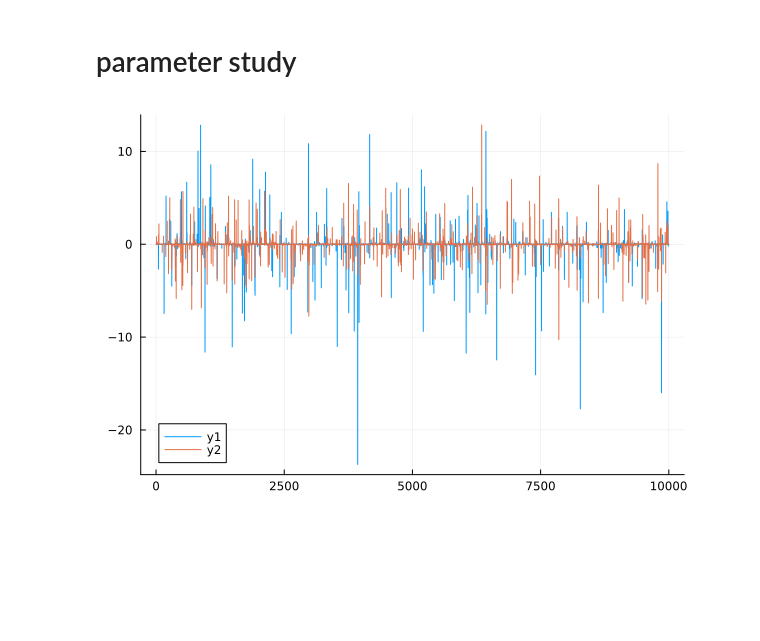
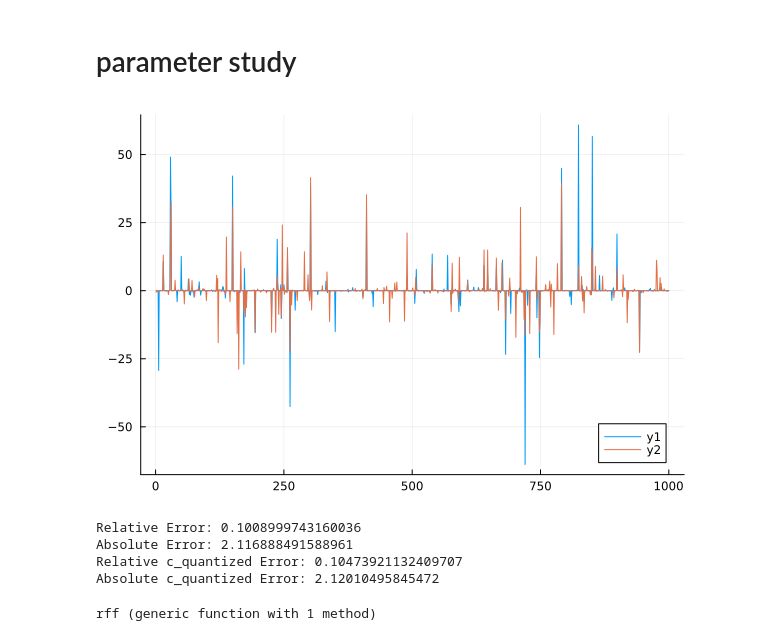
Before and after one commit to grsbe/qsrfe, a Jupyter notebook: tests2.ipynb, the cells around one changed output. Cells and saved outputs as stored; diff of their text form; code cells hidden in the pictures; blank space fills up the shorter version.

```diff
--- a/tests2.ipynb
+++ b/tests2.ipynb
@@ -195,24 +201,42 @@ Absolute Quantized Error: 4.495683141098146
 # %%
 #input
 X = Xtrain
 Y = ytrain
-model = srfeRegressor(;N= 10000, λ= 0.5, q= 0, func = rff, σ2 = 1, pruning=1.0);
-sdq = ΣΔQ(;K=19,r=1,condense=false,λ=3);
+model = srfeRegressor(;N= 1000, λ= 0.5, q= 0, func = rff, σ2 = 1, pruning=1.0);
+sdq = ΣΔQ(;K=101,r=1,condense=false,λ=3);
 msq = MSQ(;K=20)
 #weights
 m,d = size(X)
 ω, ζ = gen_weights(model.N,d,model.q,model.σ2)
 A = compute_featuremap(X,ω, model.func,ζ)
-Q = quantize(msq,A)
+Q = quantize(sdq,A)
 
 
 lasso = LassoRegression(0.003; fit_intercept=false)
 lasso_q = LassoRegression(0.003; fit_intercept=false)
 solver = FISTA(max_iter=20000)
 c = MLJLinearModels.fit(lasso,A,Y;solver)
 c_quantized = MLJLinearModels.fit(lasso_q,Q,Y;solver)
 
 plot(c)
 plot!(c_quantized .* 1)
 # %% [output]
-[figure, old version]
+[figure, new version]
+# %%
+y_pred = compute_featuremap(Xtest,ω,func,ζ) * c
+#y_trainpred = compute_featuremap(Xtrain,ω,func,ζ) * c_quantized
+println("Relative Error: $(rel_error(ytest,y_pred))")
+println("Absolute Error: $(mean(abs.(ytest-y_pred)))")
+
+y_pred = compute_featuremap(Xtest,ω,func,ζ) * c_quantized
+println("Relative c_quantized Error: $(rel_error(ytest,y_pred))")
+println("Absolute c_quantized Error: $(mean(abs.(ytest-y_pred)))")
+# %% [output]
+Relative Error: 0.1008999743160036
+Absolute Error: 2.116888491588961
+Relative c_quantized Error: 0.10473921132409707
+Absolute c_quantized Error: 2.12010495845472
+# %%
+func = rff
+# %% [output]
+rff (generic function with 1 method)
```
Also changed, not shown: parts of 2 cells of this notebook.
